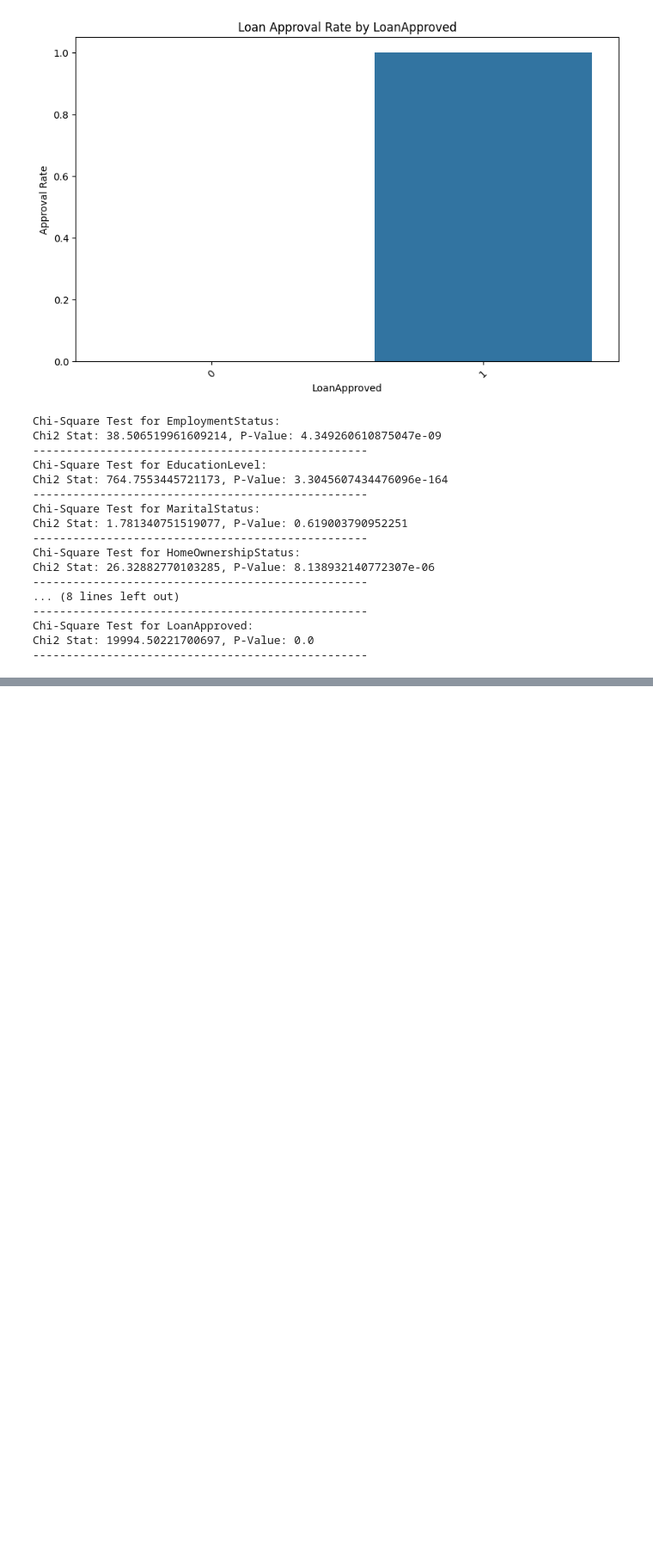
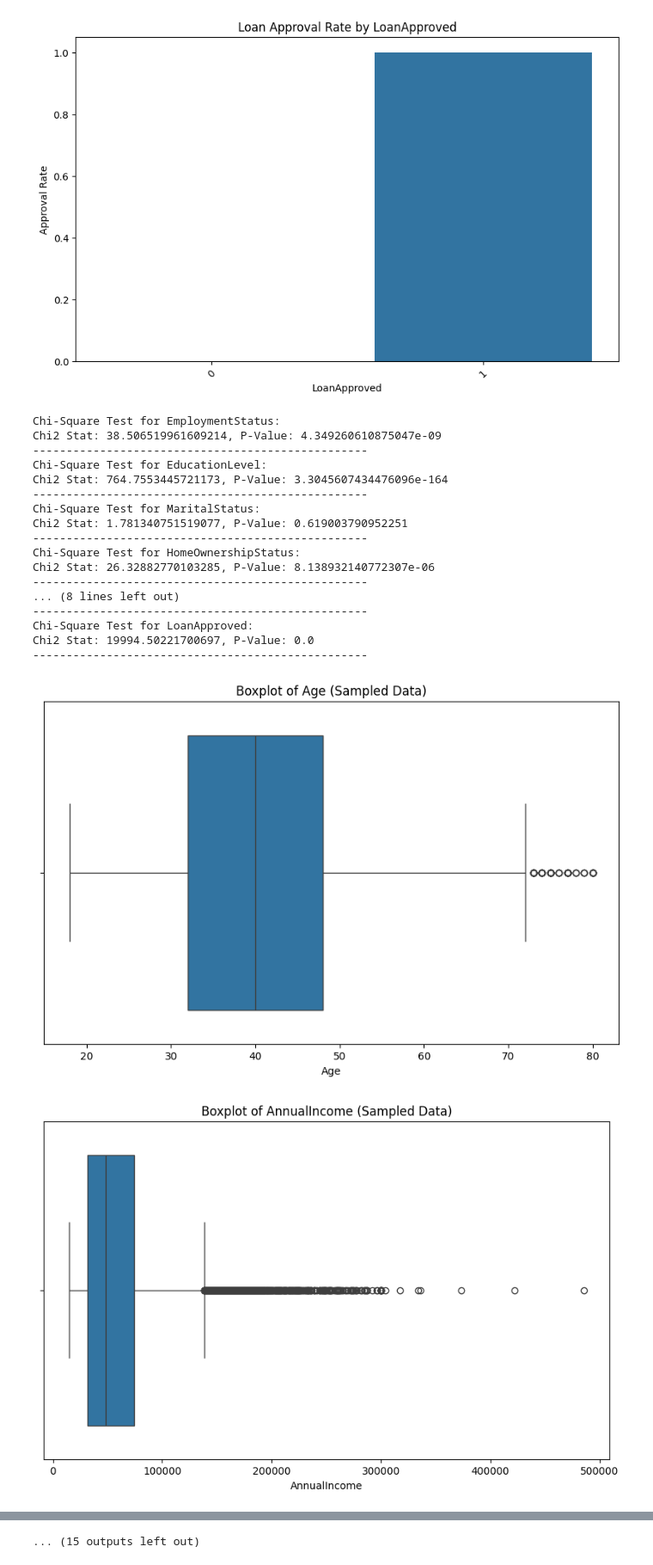
Before and after one commit to Mhmd-S/ML-Loan-Eligiblity, a Jupyter notebook: MultiLayerPerceptron.ipynb, the cells around one changed output, grey strips where cells are left out. Shown at 86% size. Drawn from its saved outputs; the diff is of its cells as text; code cells hidden in the pictures; blank space fills up the shorter version.

Commit message:
Fixes to typo. DEA for numerical features

```diff
--- a/MultiLayerPerceptron.ipynb
+++ b/MultiLayerPerceptron.ipynb
@@ -197,0 +198,13 @@ test_categorical_data = test_categorical_data.drop(columns=["EmploymentStatus",
+# %%
+# Plot boxplots for numerical features (using sampled data for faster performance)
+for feature in test_numerical_data.columns:
+    plt.figure(figsize=(10, 6))
+    sns.boxplot(x=test_numerical_data[feature])
+    plt.title(f'Boxplot of {feature} (Sampled Data)')
+    plt.show()
+
+# Notes
+# Most coumns that EDAl with wealth have outliers and are right skewed. Because most users will be in the lower income bracket ( closer to the left of the graph) and the outliers are large and found in the higher income bracket (right end of the graph).
+# %% [output]
+[figure, added]
+[figure, added]
@@ -197,0 +221 @@ test_categorical_data = test_categorical_data.drop(columns=["EmploymentStatus",
+... (15 outputs left out)
```
Also changed, not shown: parts of 5 cells of this notebook.
